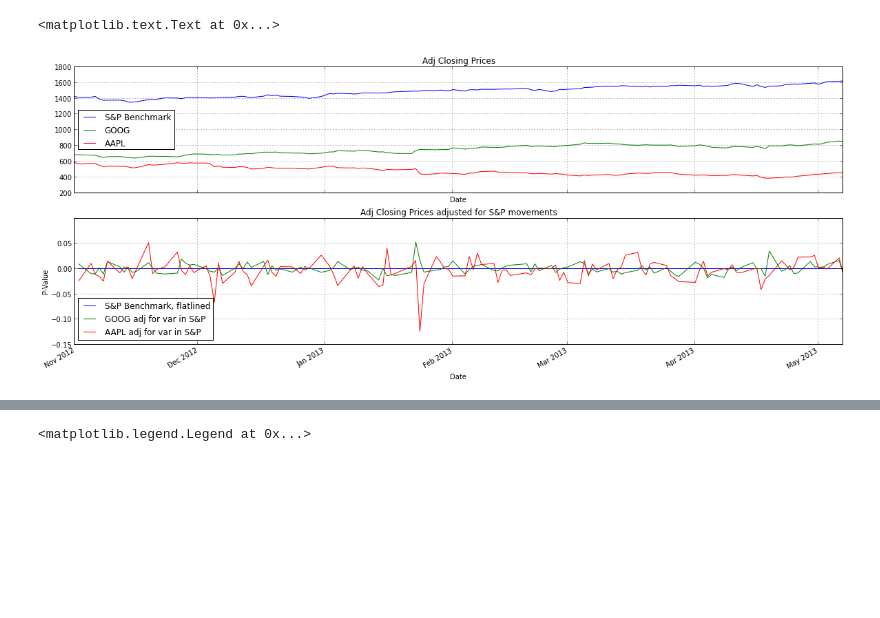
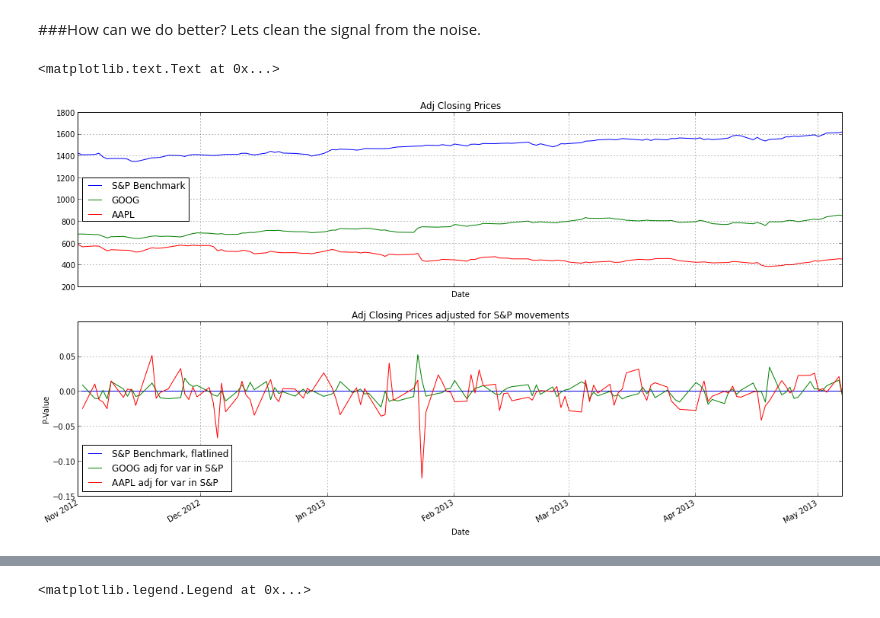
Before and after one commit to agconti/trading, a Jupyter notebook: GOOG V. AAPL Correlation Arb.ipynb, the cells around one changed output, grey strips where cells are left out. Drawn from its saved outputs; the diff is of its cells as text; code cells hidden in the pictures; blank space fills up the shorter version.

```diff
--- a/GOOG V. AAPL Correlation Arb.ipynb
+++ b/GOOG V. AAPL Correlation Arb.ipynb
@@ -174,22 +176,24 @@ plt.legend(loc='best')
+# %% [markdown]
+###How can we do better? Lets clean the signal from the noise.
 # %%
-fig = plt.figure(figsize(20,8))
+fig = plt.figure(figsize(18, 10))
 
 ax1 = fig.add_subplot(211)
 data.SPX.plot(label='S&P Benchmark')
 data.GOOG.plot()
 data.AAPL.plot()
 legend(loc='best')
 plt.setp(ax1.get_xticklabels(), visible=False)
 plt.title("Adj Closing Prices")
 
 ax2 = fig.add_subplot(212, sharex=ax1)
 (data.SPX.pct_change() - data.SPX.pct_change()).plot(label='S&P Benchmark, flatlined')
 (data.GOOG.pct_change() - data.SPX.pct_change()).plot(label='GOOG adj for var in S&P')
 (data.AAPL.pct_change() - data.SPX.pct_change()).plot(label='AAPL adj for var in S&P')
 plt.ylabel("P-Value")
 legend(loc='best')
 plt.title("Adj Closing Prices adjusted for S&P movements")
 # %% [output]
 <matplotlib.text.Text at 0x...>
-[figure, old version]
+[figure, new version]
 # %%
```
Also changed, not shown: parts of 12 cells of this notebook.
